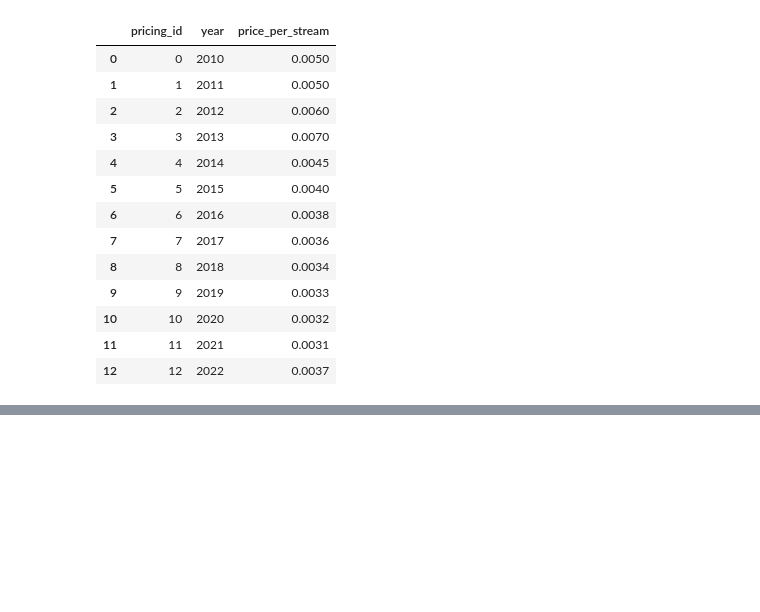
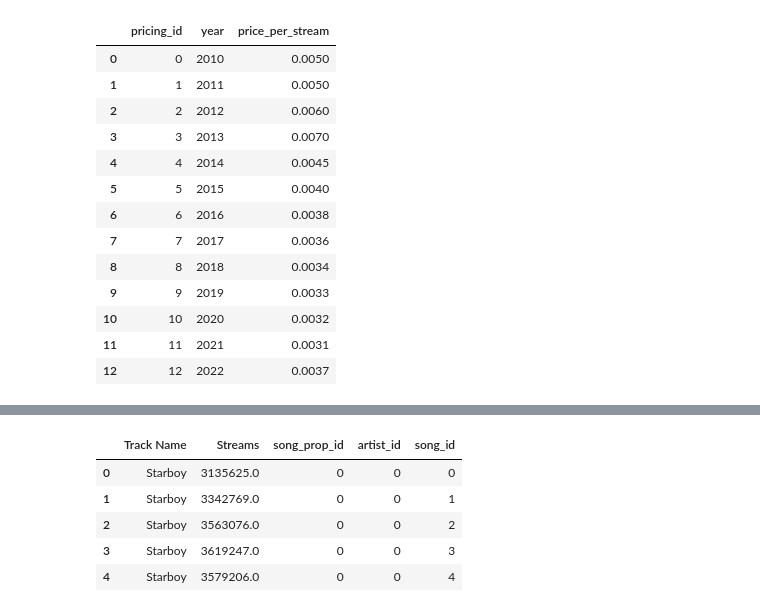
Before and after one commit to ArturOle/SpotifyAnalysis, a Jupyter notebook: analysis.ipynb, the cells around one changed output, grey strips where cells are left out. Cells and saved outputs as stored; diff of their text form; code cells hidden in the pictures; blank space fills up the shorter version.

```diff
--- a/analysis.ipynb
+++ b/analysis.ipynb
@@ -307,0 +329,5 @@ Pricing
+# %%
+Tops = data_merged.loc[:, ["Position", "Date"]]
+Tops = Tops.reset_index(level=0)
+Tops.rename(columns = {"index":"song_id", "Position": "song_position", "Date": "creation_date"}, inplace = True)
+Tops.head()
@@ -307,0 +341,11 @@ Pricing
+# %%
+data_merged["song_id"] = Tops["song_id"]
+data_merged.drop(columns= ['Position', 'Date'], inplace=True)
+data_merged.head()
+# %% [output]
+|  | Track Name | Streams | song_prop_id | artist_id | song_id |
+| 0 | Starboy | 3135625.0 | 0 | 0 | 0 |
+| 1 | Starboy | 3342769.0 | 0 | 0 | 1 |
+| 2 | Starboy | 3563076.0 | 0 | 0 | 2 |
+| 3 | Starboy | 3619247.0 | 0 | 0 | 3 |
+| 4 | Starboy | 3579206.0 | 0 | 0 | 4 |
```
Also changed, not shown: parts of 9 cells of this notebook.
